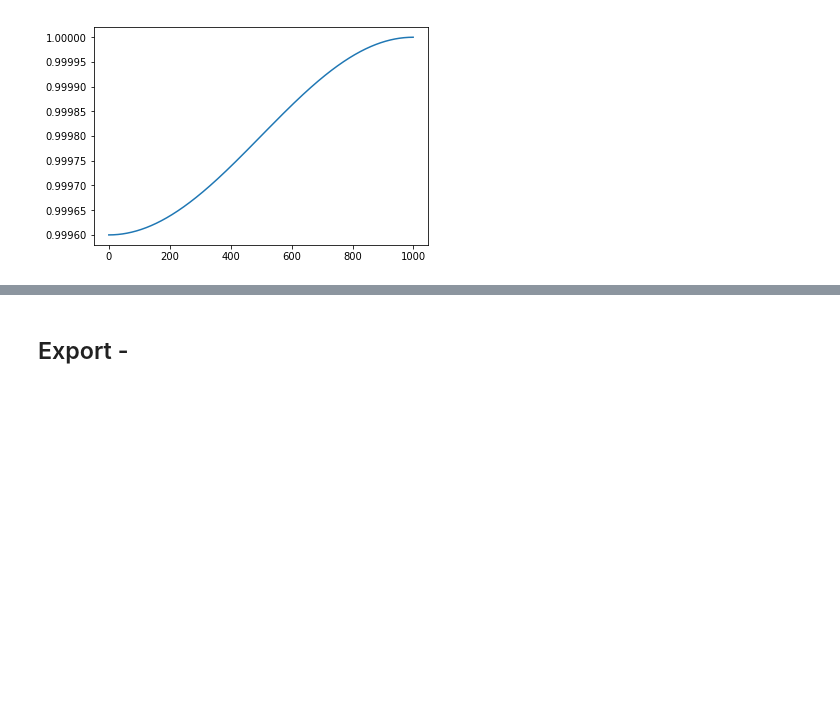
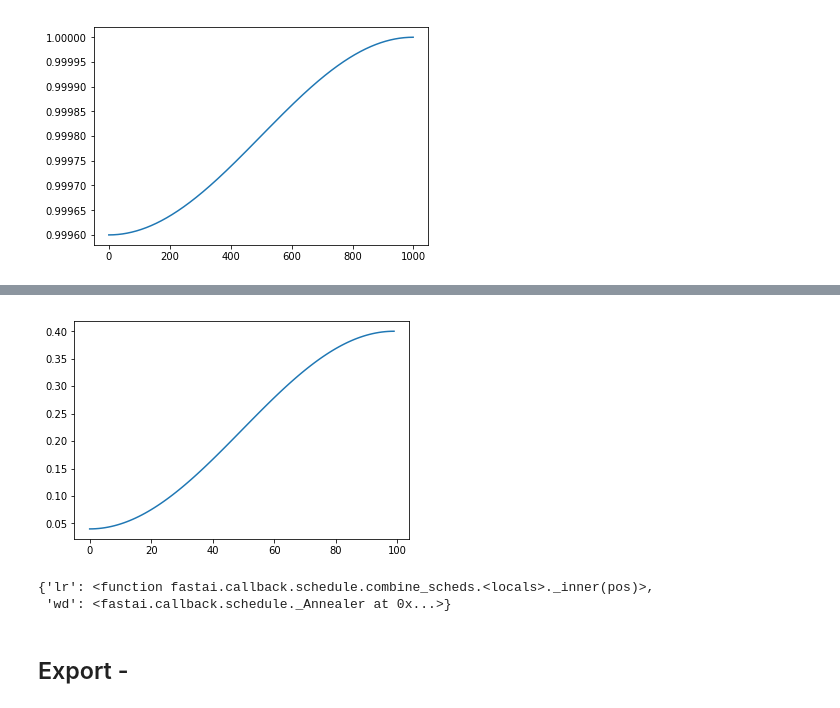
Before and after one commit to KeremTurgutlu/self_supervised, a Jupyter notebook: nbs/15 - dino.ipynb, the cells around one changed output, grey strips where cells are left out. Saved outputs shown, nothing was run; the diff lists cells and outputs as text; code cells hidden in the pictures; blank space fills up the shorter version.

```diff
--- a/nbs/15 - dino.ipynb
+++ b/nbs/15 - dino.ipynb
@@ -364,0 +373,5 @@ class DINO(Callback):
+# %%
+wd_sched = SchedCos(0.04,0.4)
+plt.plot([wd_sched(i) for i in np.linspace(0,1,100)]);
+# %% [output]
+[figure, added]
@@ -364,0 +380,5 @@ class DINO(Callback):
+# %%
+param_scheduler.scheds
+# %% [output]
+{'lr': <function fastai.callback.schedule.combine_scheds.<locals>._inner(pos)>,
+ 'wd': <fastai.callback.schedule._Annealer at 0x...>}
```
Also changed, not shown: parts of 5 cells of this notebook, 2 other files.
